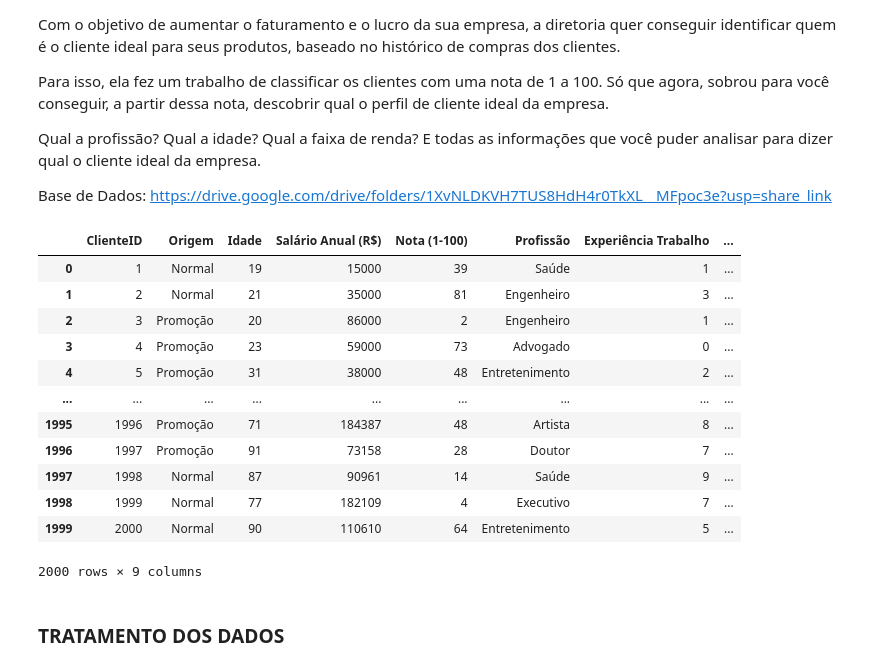
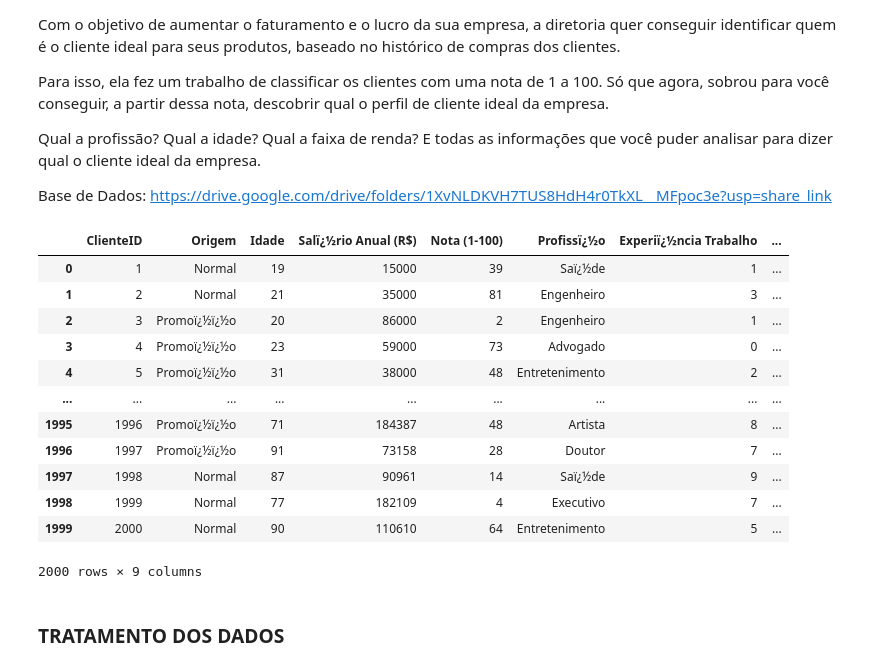
Before and after one commit to FelipeGhensevPeres/Ideal-Customer-Analysis, a Jupyter notebook: noteboooks/main.ipynb, the cells around one changed output. Saved outputs shown, nothing was run; the diff lists cells and outputs as text; code cells hidden in the pictures.

```diff
--- a/main.ipynb
+++ b/noteboooks/main.ipynb
@@ -19,23 +20,24 @@ import numpy as np
 # %%
-df_clientes = pd.read_csv('clientes.csv',
+df_clientes = pd.read_csv(r'../data/clientes.csv',
                           encoding='latin1',
                           sep=';')
+
 # USEI O ENCODING LATIN1 POIS O UTF-8 DEU UM PROBLEMA NA LEITURA DA BASE DE DADOS.
 # DA MESMA FORMA UTILIZEI O SEPARADOR SENDO (;) POIS A BASE ESTAVA BAGUNÇADA
 
 
 display(df_clientes)
 # %% [output]
-|  | ClienteID | Origem | Idade | Salário Anual (R$) | Nota (1-100) | Profissão | Experiência Trabalho | ... |
-| 0 | 1 | Normal | 19 | 15000 | 39 | Saúde | 1 | ... |
+|  | ClienteID | Origem | Idade | Salï¿½rio Anual (R$) | Nota (1-100) | Profissï¿½o | Experiï¿½ncia Trabalho | ... |
+| 0 | 1 | Normal | 19 | 15000 | 39 | Saï¿½de | 1 | ... |
 | 1 | 2 | Normal | 21 | 35000 | 81 | Engenheiro | 3 | ... |
-| 2 | 3 | Promoção | 20 | 86000 | 2 | Engenheiro | 1 | ... |
-| 3 | 4 | Promoção | 23 | 59000 | 73 | Advogado | 0 | ... |
-| 4 | 5 | Promoção | 31 | 38000 | 48 | Entretenimento | 2 | ... |
+| 2 | 3 | Promoï¿½ï¿½o | 20 | 86000 | 2 | Engenheiro | 1 | ... |
+| 3 | 4 | Promoï¿½ï¿½o | 23 | 59000 | 73 | Advogado | 0 | ... |
+| 4 | 5 | Promoï¿½ï¿½o | 31 | 38000 | 48 | Entretenimento | 2 | ... |
 | ... | ... | ... | ... | ... | ... | ... | ... | ... |
-| 1995 | 1996 | Promoção | 71 | 184387 | 48 | Artista | 8 | ... |
-| 1996 | 1997 | Promoção | 91 | 73158 | 28 | Doutor | 7 | ... |
-| 1997 | 1998 | Normal | 87 | 90961 | 14 | Saúde | 9 | ... |
+| 1995 | 1996 | Promoï¿½ï¿½o | 71 | 184387 | 48 | Artista | 8 | ... |
+| 1996 | 1997 | Promoï¿½ï¿½o | 91 | 73158 | 28 | Doutor | 7 | ... |
+| 1997 | 1998 | Normal | 87 | 90961 | 14 | Saï¿½de | 9 | ... |
 | 1998 | 1999 | Normal | 77 | 182109 | 4 | Executivo | 7 | ... |
 | 1999 | 2000 | Normal | 90 | 110610 | 64 | Entretenimento | 5 | ... |
 2000 rows × 9 columns
```
Also changed, not shown: parts of 1 cell of this notebook, 3 other files.
